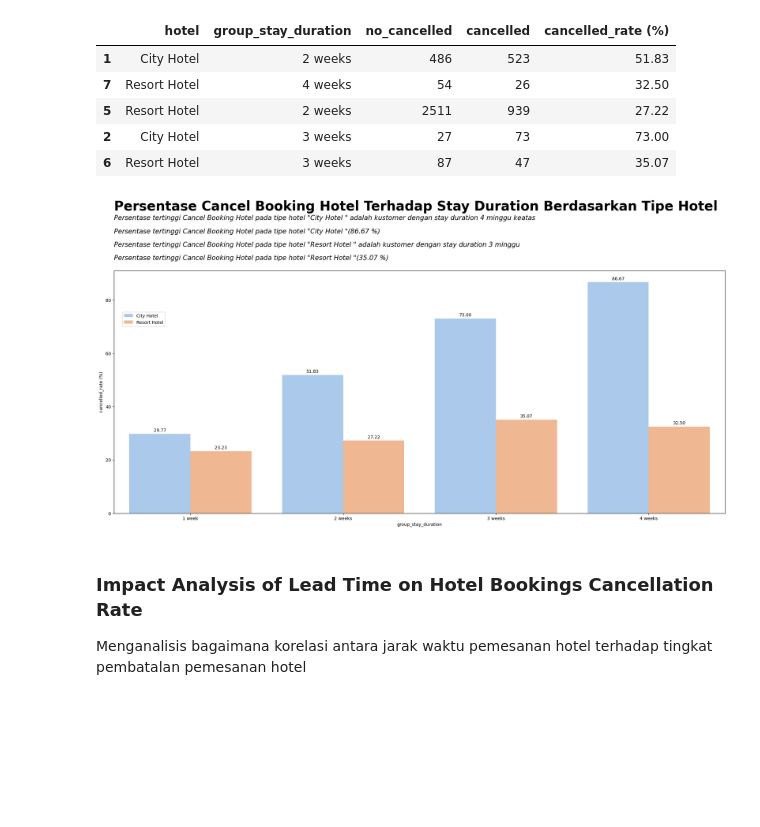
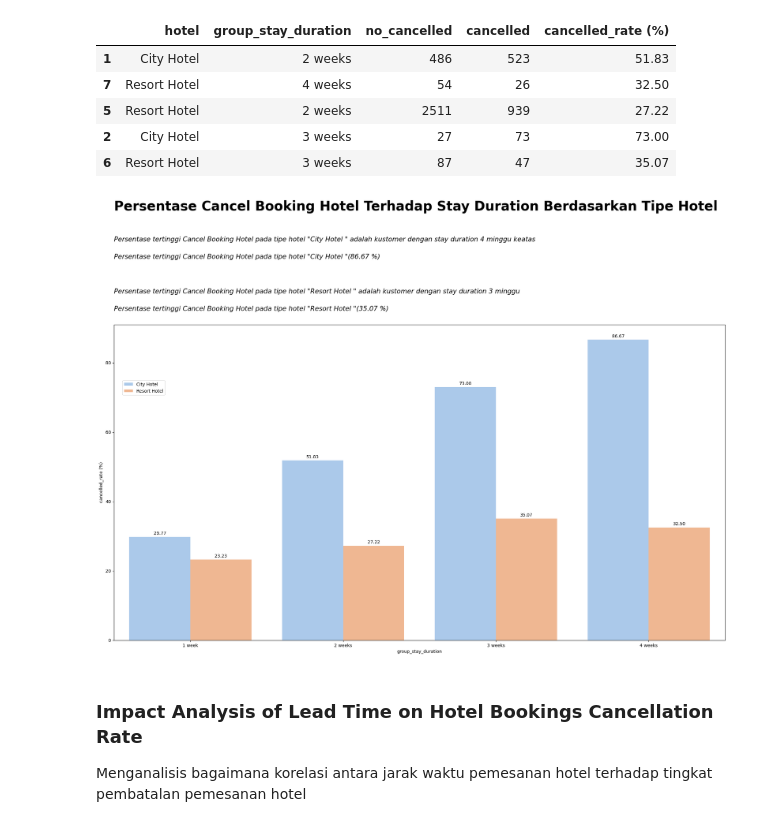
Before and after one commit to masendhy/investigate_hotel_business, a Jupyter notebook: Investigate_Hotel_Business.ipynb, the cells around one changed output. Drawn from its saved outputs; the diff is of its cells as text; code cells hidden in the pictures; blank space fills up the shorter version.

Commit message:
cancellation updated

```diff
--- a/Investigate_Hotel_Business.ipynb
+++ b/Investigate_Hotel_Business.ipynb
@@ -451,22 +451,22 @@ df3_split.sample(5)
 | 6 | Resort Hotel | 3 weeks | 87 | 47 | 35.07 |
 # %%
 # lets create visualization using barplot
-fig,ax= plt.subplots(figsize=(25,10))
+fig,ax= plt.subplots(figsize=(25,13))
 sns.barplot(x='group_stay_duration', y='cancelled_rate (%)', data=df3_split,hue='hotel',ax=ax,palette='pastel')
-plt.text(x=-0.5, y=115, s='Persentase Cancel Booking Hotel Terhadap Stay Duration Berdasarkan Tipe Hotel', fontsize=30,fontweight='bold',va = 'center')
-plt.text(x=-0.5, y=110, s='Persentase tertinggi Cancel Booking Hotel pada tipe hotel "City Hotel " adalah kustomer dengan stay duration 4 minggu keatas ', fontsize=15, fontstyle='italic')
-plt.text(x=-0.5, y=105, s='Persentase tertinggi Cancel Booking Hotel pada tipe hotel "City Hotel "(86.67 %) ', fontsize=15, fontstyle='italic')
+plt.text(x=-0.5, y=125, s='Persentase Cancel Booking Hotel Terhadap Stay Duration Berdasarkan Tipe Hotel', fontsize=30,fontweight='bold',va = 'center')
+plt.text(x=-0.5, y=115, s='Persentase tertinggi Cancel Booking Hotel pada tipe hotel "City Hotel " adalah kustomer dengan stay duration 4 minggu keatas ', fontsize=15, fontstyle='italic')
+plt.text(x=-0.5, y=110, s='Persentase tertinggi Cancel Booking Hotel pada tipe hotel "City Hotel "(86.67 %) ', fontsize=15, fontstyle='italic')
 plt.text(x=-0.5, y=100, s='Persentase tertinggi Cancel Booking Hotel pada tipe hotel "Resort Hotel " adalah kustomer dengan stay duration 3 minggu ', fontsize=15, fontstyle='italic')
 plt.text(x=-0.5, y=95, s='Persentase tertinggi Cancel Booking Hotel pada tipe hotel "Resort Hotel "(35.07 %) ', fontsize=15, fontstyle='italic')
 
 ax.legend(loc='center left', bbox_to_anchor=(0.01,0.8))
 
 
 #give annotate
 for p in ax.patches:
     ax.annotate(format(p.get_height(),'.2f'), (p.get_x() + p.get_width() / 2., p.get_height()), ha = 'center', va = 'center', xytext = (0, 8), textcoords = 'offset points')
 # %% [output]
-[figure, old version]
+[figure, new version]
 # %% [markdown]
 ### **Impact Analysis of Lead Time on Hotel Bookings Cancellation Rate**
 Menganalisis bagaimana korelasi antara jarak waktu pemesanan hotel terhadap tingkat pembatalan pemesanan hotel
```
Also changed, not shown: parts of 1 cell of this notebook.
